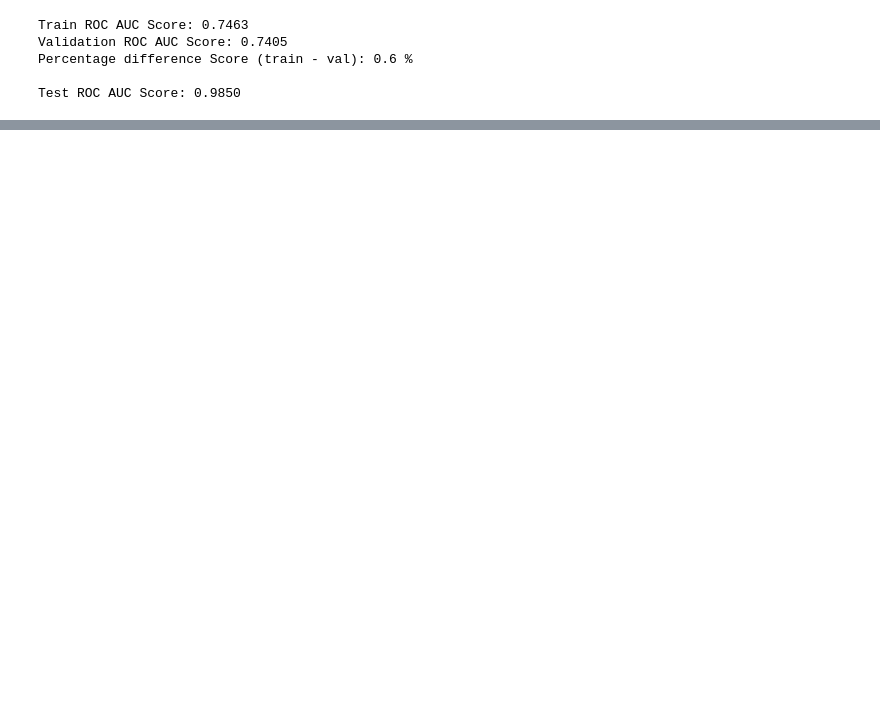
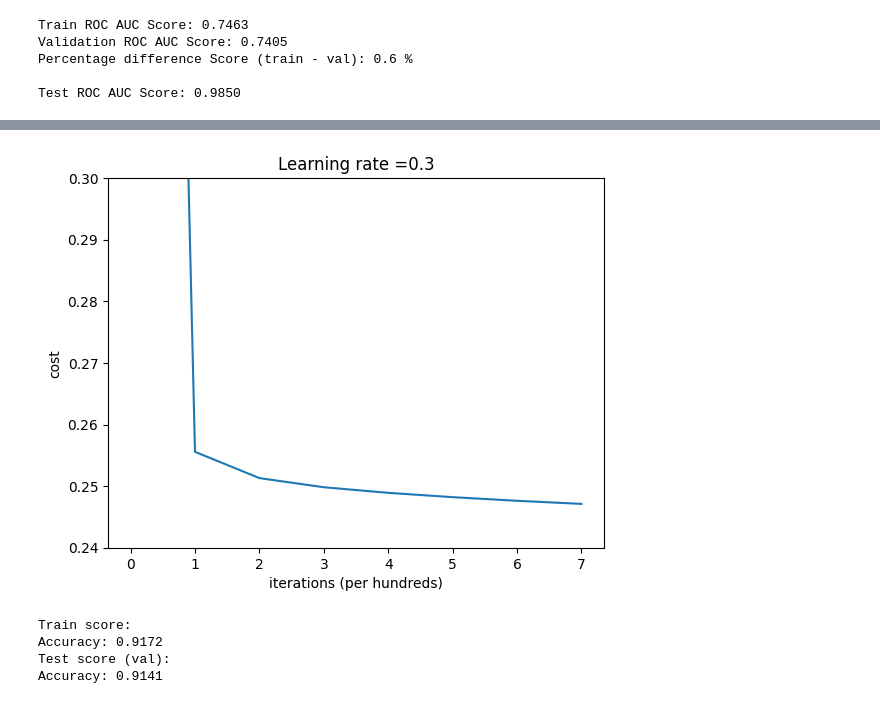
Before and after one commit to jackonedev/pipelines_and_machine_learning, a Jupyter notebook: NN_model.ipynb, the cells around one changed output, grey strips where cells are left out. Drawn from its saved outputs; the diff is of its cells as text; code cells hidden in the pictures; blank space fills up the shorter version.

```diff
--- a/NN_model.ipynb
+++ b/NN_model.ipynb
@@ -445,9 +432,9 @@ relevant_features = base_lgbm_model.feature_importance() != 0
 # %%
 X = train_data.loc[:, relevant_features]
-y = y_train
+Y = y_train
 
-X_val, y_val = val_data.loc[:, relevant_features], y_val
-X_test, y_test = test_data.loc[:, relevant_features], y_test_real
+X_val, Y_val = val_data.loc[:, relevant_features], y_val
+X_test, Y_test = test_data.loc[:, relevant_features], y_test_real
 # %%
 # import a logistic regresion model
 from sklearn.linear_model import LogisticRegression
@@ -477,0 +1007,4 @@ Test ROC AUC Score: 0.9850
+# %%
+## MAIN ## MAIN ## MAIN ## MAIN ## MAIN ## MAIN ## MAIN ##
+
+X, Y, X_test, Y_test = feed_exploration(X, Y.to_frame(), X_val, Y_val.to_frame())
@@ -477,0 +1086,27 @@ Test ROC AUC Score: 0.9850
+# %%
+# plot costs
+def plot_costs(costs, learning_rate=0.0075, y_min=0.24, y_max=None):
+    plt.plot(np.squeeze(costs))
+    plt.ylabel('cost')
+    plt.xlabel('iterations (per hundreds)')
+    plt.title("Learning rate =" + str(learning_rate))
+
+    if y_min is not None and y_max is not None:
+        plt.ylim(y_min, y_max)
+
+    plt.show()
+
+plot_costs(costs, learning_rate, y_max=0.3)
+# %% [output]
+[figure, added]
+# %%
+print("Train score:")
+predictions_train = predict(train_x_flatten, Y, parameters, threshold=threshold)
+
+print("Test score (val):")
+predictions_test = predict(test_x_flatten, Y_test, parameters, threshold=threshold)
+# %% [output]
+Train score:
+Accuracy: 0.9172
+Test score (val):
+Accuracy: 0.9141
```
Also changed, not shown: parts of 31 cells of this notebook.
